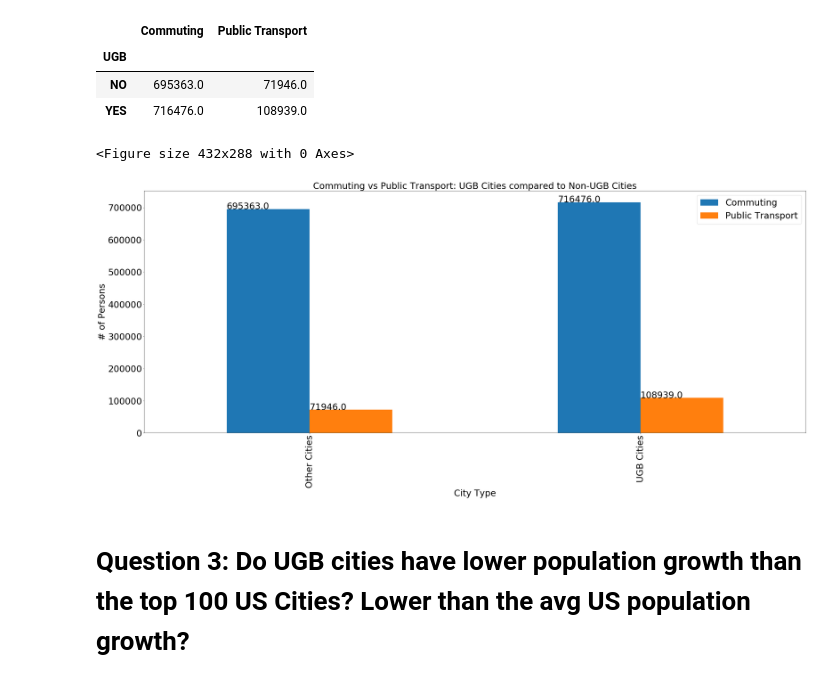
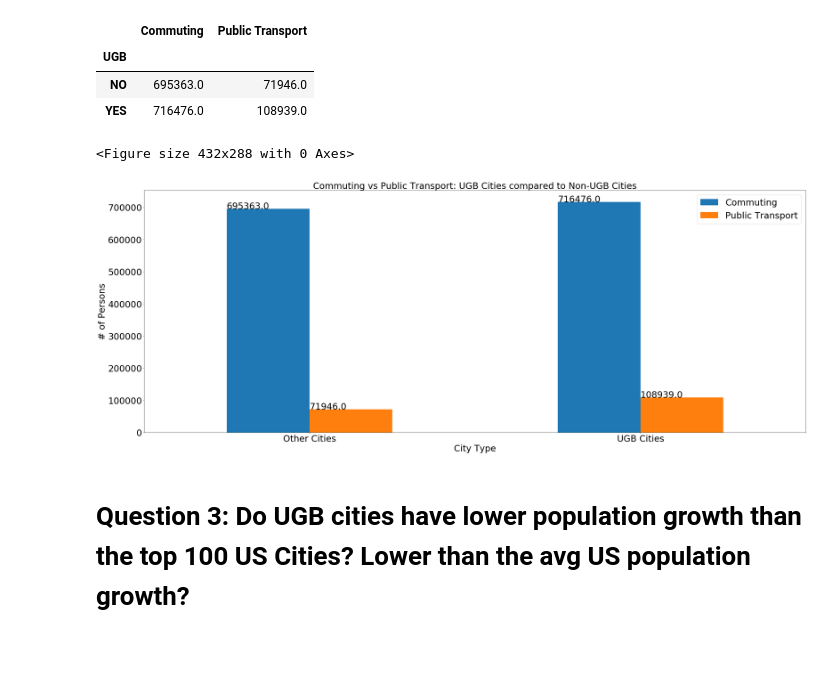
Before and after one commit to jrevier/Urban-Growth-Boundaries, a Jupyter notebook: UGB/UGB.ipynb, the cells around one changed output. Cells and saved outputs as stored; diff of their text form; code cells hidden in the pictures; blank space fills up the shorter version.

Commit message:
fixed image

```diff
--- a/UGB/UGB.ipynb
+++ b/UGB/UGB.ipynb
@@ -364,19 +364,19 @@ YES   716476.0          108939.0
 # %%
 plt.figure()
 ax = ugb_vs_non.plot(y=["Commuting", "Public Transport"], kind="bar", figsize=(40,15), fontsize=30)
 plt.title("Commuting vs Public Transport: UGB Cities compared to Non-UGB Cities", fontsize=30)
 plt.xlabel("City Type", fontsize=30)
 plt.ylabel("# of Persons", fontsize=30)
 plt.xticks(np.arange(2), ('Other Cities', 'UGB Cities'))
 plt.legend(fontsize=30)
-
+plt.xticks(rotation = 0)
 for p in ax.patches:
     ax.annotate(str(p.get_height()), xy=(p.get_x(), p.get_height()), fontsize=30)
 plt.savefig("../Images/TransportationGraph.png")
 plt.show()
 # %% [output]
 <Figure size 432x288 with 0 Axes>
-[figure, old version]
+[figure, new version]
 # %% [markdown]
 # Question 3: Do UGB cities have lower population growth than the top 100 US Cities?  Lower than the avg US population growth?
 # %%
```
Also changed, not shown: 1 other file.
